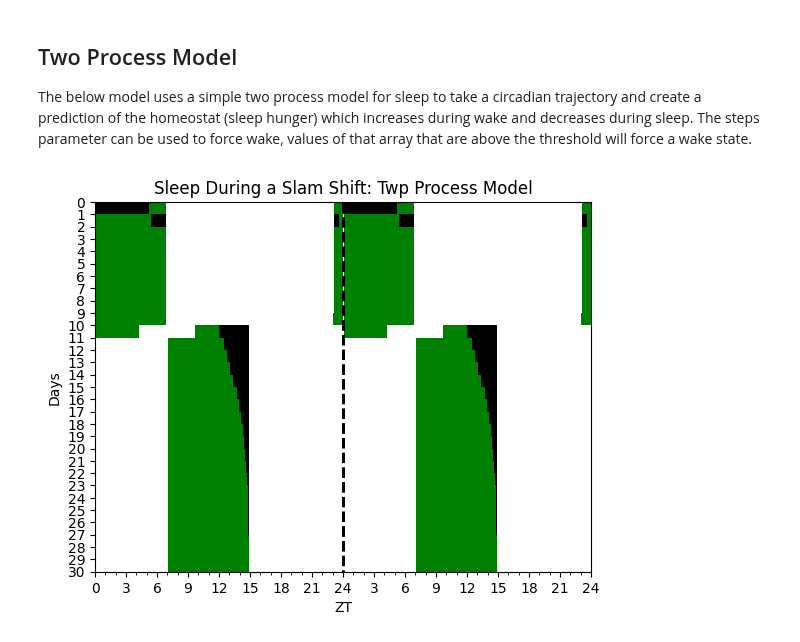
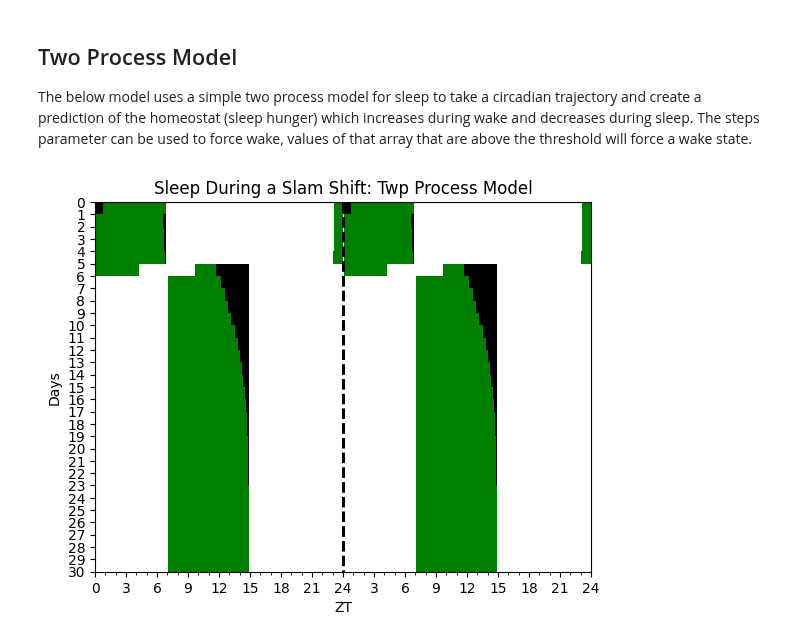
Before and after one commit to Arcascope/circadian, a Jupyter notebook: nbs/06_sleep.ipynb, the cells around one changed output. Saved outputs shown, nothing was run; the diff lists cells and outputs as text; code cells hidden in the pictures.

```diff
--- a/nbs/06_sleep.ipynb
+++ b/nbs/06_sleep.ipynb
@@ -36,9 +39,9 @@ from circadian.plots import *
 The below model uses a simple two process model for sleep to take a circadian trajectory and create a prediction of the homeostat (sleep hunger) which increases during wake and decreases during sleep. The steps parameter can be used to force wake, values of that array that are above the threshold will force a wake state.
 # %%
 #| export
-
+#| hide
 class TwoProcessModel:
-
+    "Implementation of the two-process model of sleep regulation."
     def __init__(self, steps_wake_threshold: float = 10.0):
         self.steps_wake_threshold = steps_wake_threshold
         self.awake = True
@@ -112,24 +115,23 @@ class TwoProcessModel:
         for idx in range(1,len(ts)):
             current_state = self.step_rk4(current_state, steps[idx], phase[idx])
             sol[:,idx] = current_state
-        return(DynamicalTrajectory(ts, np.array(sol)))
+        return(DynamicalTrajectory(ts, np.array(sol.T)))
 # %%
 model = Hannay19()
-ts = np.arange(0, 24*30, 0.10)
+time = np.arange(0, 24*30, 0.10)
 light = LightSchedule.SlamShift()
-light_est = light(ts)
-ic = model.default_initial_conditions
-trajectory = model(ts, light_est, ic)
+light_est = light(time)
+trajectory = model(time, input=light_est)
 sleep_model = TwoProcessModel()
-homeostat = sleep_model(trajectory.ts, trajectory.states[1,:], light_est)
+homeostat = sleep_model(trajectory.time, trajectory.states[:,1], light_est)
 
 # Where the homeostat is increasing, we are awake where decreasing we are asleep
-wake_predicted = np.where(np.diff(homeostat.states[0,:],prepend=0.0) > 0.0, 1.0, 0.0)
+wake_predicted = np.where(np.diff(homeostat.states[:,0],prepend=0.0) > 0.0, 1.0, 0.0)
 ax = plt.gca()
-Actogram(ts, light_vals=light_est, threshold=10.0, color='black', alpha=0.5, smooth=False, ax=ax)
-Actogram(ts, light_vals=wake_predicted, threshold=0.50, color='green', alpha=0.1, smooth=False, ax=ax);
+Actogram(time, light_vals=light_est, threshold=10.0, color='black', alpha=0.5, smooth=False, ax=ax)
+Actogram(time, light_vals=wake_predicted, threshold=0.50, color='green', alpha=0.1, smooth=False, ax=ax);
 ax.set_title('Sleep During a Slam Shift: Twp Process Model');
 # %% [output]
-[figure, old version]
+[figure, new version]
 # %%
 #| export
```
Also changed, not shown: parts of 6 cells of this notebook, 19 other files.
